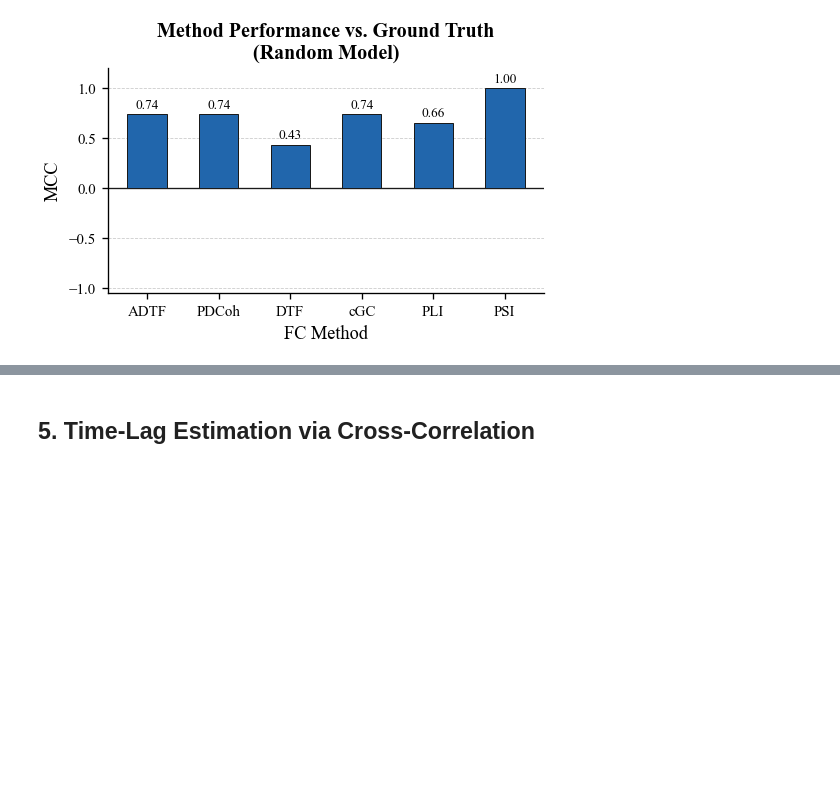
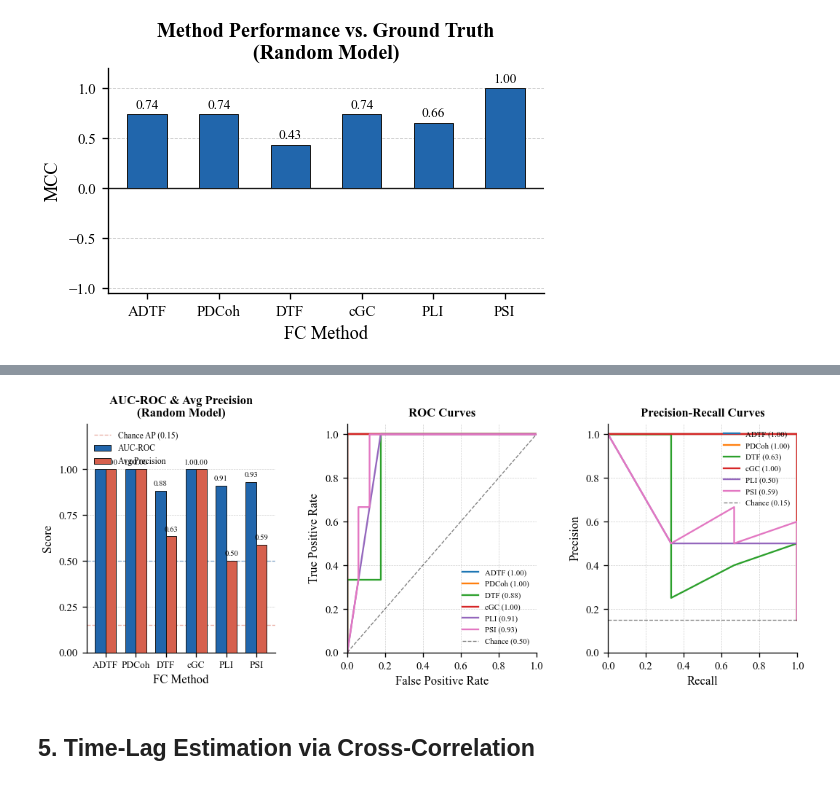
Before and after one commit to HanweiLiu-Viola/Causality-Analysis, a Jupyter notebook: notebooks/fc_random_demo.ipynb, the cells around one changed output, grey strips where cells are left out. Drawn from its saved outputs; the diff is of its cells as text; code cells hidden in the pictures; blank space fills up the shorter version.

```diff
--- a/notebooks/fc_random_demo.ipynb
+++ b/notebooks/fc_random_demo.ipynb
@@ -336,7 +336,7 @@ def maxabs_normalize(m):
         out[mask] = out[mask] / maxabs
     return out
 
-def draw_matrix(ax, matrix, title, cmap='RdBu_r', mcc=None, show_cbar=False):
+def draw_matrix(ax, matrix, title, cmap='RdBu_r', show_cbar=False):
     im = ax.imshow(matrix, cmap=cmap, vmin=-1, vmax=1,
                    aspect='equal', interpolation='nearest')
 
@@ -355,8 +355,7 @@ def draw_matrix(ax, matrix, title, cmap='RdBu_r', mcc=None, show_cbar=False):
         ax.axhline(k, color='white', linewidth=0.4)
         ax.axvline(k, color='white', linewidth=0.4)
 
-    title_str = title + (f'\nMCC = {mcc:.2f}' if mcc is not None else '')
-    ax.set_title(title_str, fontsize=9, fontweight='bold', pad=4)
+    ax.set_title(title, fontsize=9, fontweight='bold', pad=4)
 
     if show_cbar:
         cbar = plt.colorbar(im, ax=ax, fraction=0.046, pad=0.04)
@@ -381,10 +380,7 @@ for idx, method in enumerate(METHOD_LIST):
     # Max-abs normalize to [-1, 1] for comparable display across methods
     conn_display = maxabs_normalize(conn)
 
-    binary = binarize(res['matrix'], method, percentile=75)
-    mcc    = mcc_score(binary, GT)
-
-    draw_matrix(ax, conn_display, method, mcc=mcc, show_cbar=False)
+    draw_matrix(ax, conn_display, method, show_cbar=False)
 
 # ── Shared axis labels ────────────────────────────────────────────────────────
 for ax in axes[:, 0]:
@@ -466,0 +507,84 @@ Saved → figures/fig4b_mcc_bar.pdf / .png
+# %%
+fig, axes = plt.subplots(1, 3, figsize=(10.5, 3.4),
+                         gridspec_kw={'wspace': 0.38})
+
+# ── (a) Grouped bar chart ─────────────────────────────────────────────────────
+ax = axes[0]
+x      = np.arange(N_METHODS)
+width  = 0.35
+vals_auc = [auc_roc_scores[m] for m in METHOD_LIST]
+vals_ap  = [avg_prec_scores[m] for m in METHOD_LIST]
+
+bars1 = ax.bar(x - width/2, vals_auc, width, label='AUC-ROC',
+               color='#2166ac', edgecolor='#1a1a1a', linewidth=0.6, zorder=3)
+bars2 = ax.bar(x + width/2, vals_ap,  width, label='Avg Precision',
+               color='#d6604d', edgecolor='#1a1a1a', linewidth=0.6, zorder=3)
+
+# Chance-level reference lines
+ax.axhline(0.5,  color='#2166ac', linewidth=0.8, linestyle='--', alpha=0.5)
+ax.axhline(GT[mask].mean(), color='#d6604d', linewidth=0.8, linestyle='--', alpha=0.5,
+           label=f'Chance AP ({GT[mask].mean():.2f})')
+
+for bar in list(bars1) + list(bars2):
+    v = bar.get_height()
+    if not np.isnan(v):
+        ax.text(bar.get_x() + bar.get_width() / 2, v + 0.02,
+                f'{v:.2f}', ha='center', va='bottom', fontsize=6.5, fontfamily='serif')
+
+ax.set_xticks(x)
+ax.set_xticklabels(METHOD_LIST, fontsize=8)
+ax.set_ylim(0, 1.25)
+ax.set_yticks([0, 0.25, 0.5, 0.75, 1.0])
+ax.set_ylabel('Score', fontsize=10)
+ax.set_xlabel('FC Method', fontsize=10)
+ax.set_title('AUC-ROC & Avg Precision\n(Random Model)', fontsize=10, fontweight='bold')
+ax.legend(fontsize=7, loc='upper left')
+ax.grid(axis='y', linestyle='--', linewidth=0.4, color='#cccccc', zorder=0)
+
+# ── (b) ROC curves ────────────────────────────────────────────────────────────
+ax = axes[1]
+colors = plt.cm.tab10(np.linspace(0, 0.6, N_METHODS))
+for method, col in zip(METHOD_LIST, colors):
+    res = results[method]
+    if 'matrix' not in res:
+        continue
+    scores  = get_scores(res['matrix'], method)
+    y_score = scores[mask].flatten()
+    fpr, tpr, _ = roc_curve(y_true, y_score)
+    auc = auc_roc_scores[method]
+    ax.plot(fpr, tpr, color=col, linewidth=1.4, label=f'{method} ({auc:.2f})')
+
+ax.plot([0, 1], [0, 1], 'k--', linewidth=0.8, alpha=0.5, label='Chance (0.50)')
+ax.set_xlabel('False Positive Rate', fontsize=10)
+ax.set_ylabel('True Positive Rate', fontsize=10)
+ax.set_title('ROC Curves', fontsize=10, fontweight='bold')
+ax.legend(fontsize=6.5, loc='lower right')
+ax.set_xlim(0, 1); ax.set_ylim(0, 1.05)
+ax.grid(linestyle='--', linewidth=0.4, color='#cccccc')
+
+# ── (c) Precision-Recall curves ───────────────────────────────────────────────
+ax = axes[2]
+chance_level = GT[mask].mean()
+for method, col in zip(METHOD_LIST, colors):
+    res = results[method]
+    if 'matrix' not in res:
+        continue
+    scores  = get_scores(res['matrix'], method)
+    y_score = scores[mask].flatten()
+    prec, rec, _ = precision_recall_curve(y_true, y_score)
+    ap = avg_prec_scores[method]
+    ax.plot(rec, prec, color=col, linewidth=1.4, label=f'{method} ({ap:.2f})')
+
+ax.axhline(chance_level, color='k', linewidth=0.8, linestyle='--', alpha=0.5,
+           label=f'Chance ({chance_level:.2f})')
+ax.set_xlabel('Recall', fontsize=10)
+ax.set_ylabel('Precision', fontsize=10)
+ax.set_title('Precision-Recall Curves', fontsize=10, fontweight='bold')
+ax.legend(fontsize=6.5, loc='upper right')
+ax.set_xlim(0, 1); ax.set_ylim(0, 1.05)
+ax.grid(linestyle='--', linewidth=0.4, color='#cccccc')
+
+plt.tight_layout()
+savefig('fig5_auc_roc_avg_precision')
+plt.show()
+# %% [output]
@@ -467,3 +592,4 @@ Saved → figures/fig4b_mcc_bar.pdf / .png
+[figure, added]
 # %% [markdown]
 ## 5. Time-Lag Estimation via Cross-Correlation
 # %%
```
Also changed, not shown: parts of 5 cells of this notebook, 12 other files.
